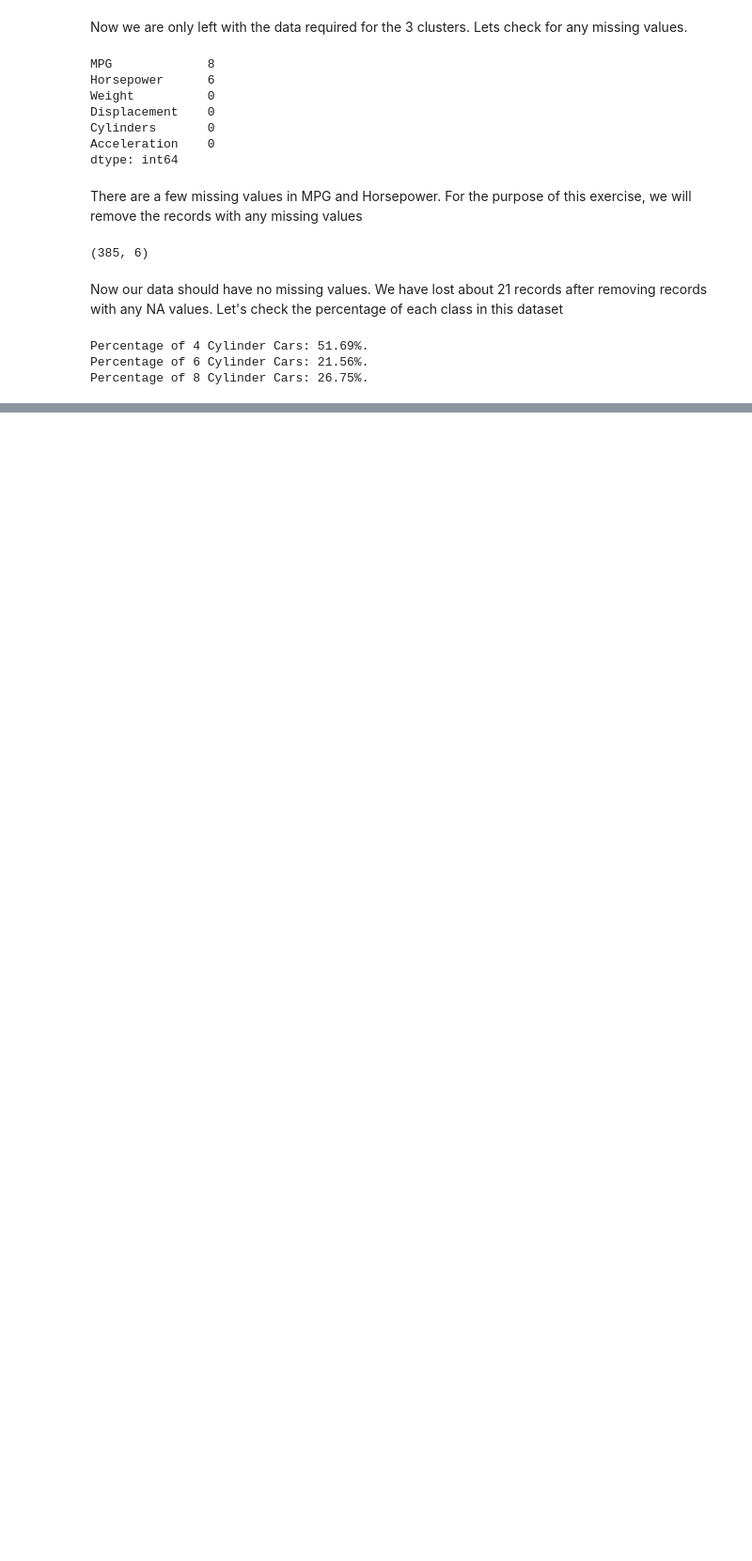
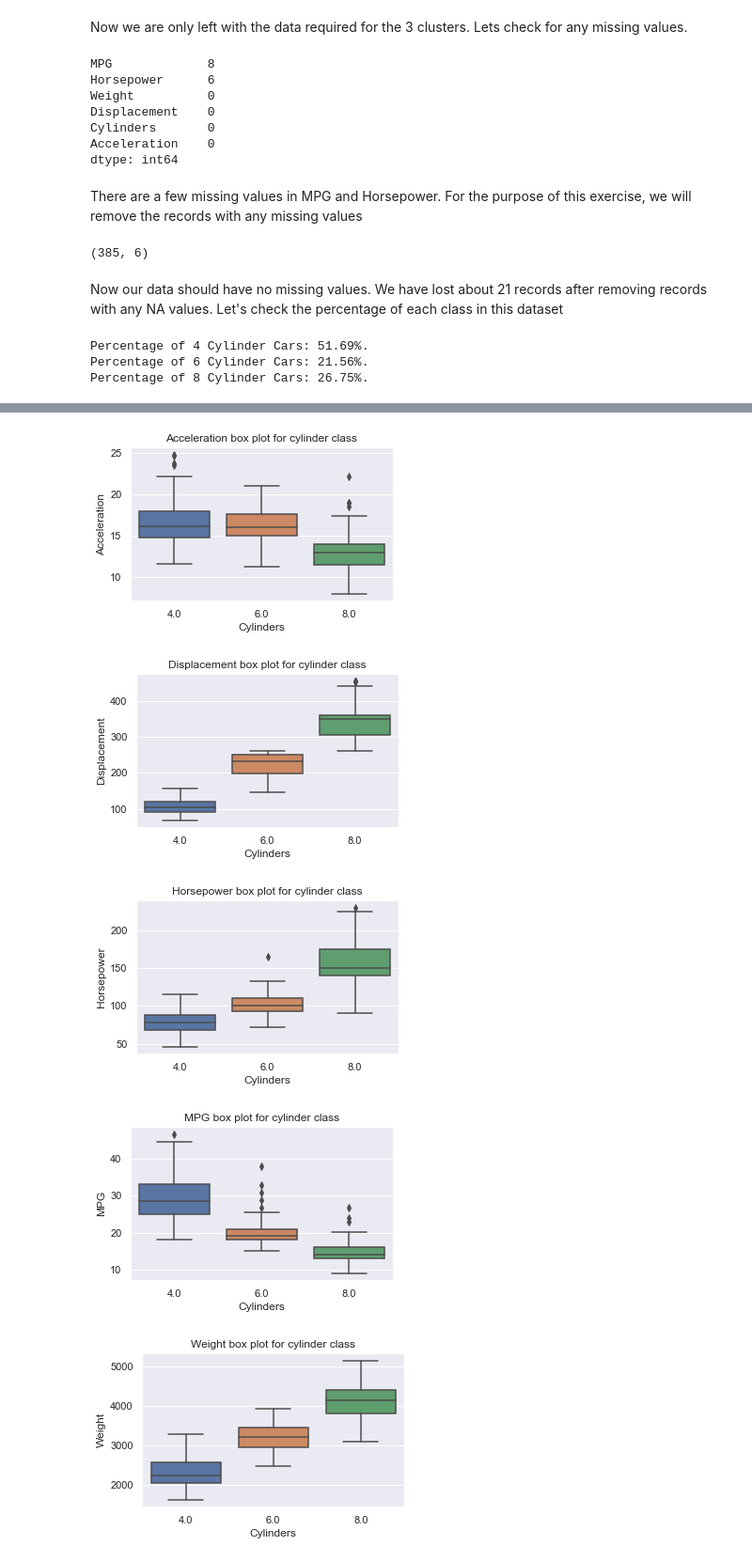
Before and after one commit to shayansoh/Distance-Metrics-in-Clustering, a Jupyter notebook: Distance Comparison in Clustering.ipynb, the cells around one changed output, grey strips where cells are left out. Shown at 94% size. Cells and saved outputs as stored; diff of their text form; code cells hidden in the pictures; blank space fills up the shorter version.

```diff
--- a/Distance Comparison in Clustering.ipynb
+++ b/Distance Comparison in Clustering.ipynb
@@ -88,0 +98,12 @@ Percentage of 8 Cylinder Cars: 26.75%.
+# %%
+for i in ["Acceleration","Displacement","Horsepower","MPG","Weight"]:
+    plt.figure(figsize=[5,3])
+    sns.boxplot(x="Cylinders", y=i, data=df)
+    plt.title("{} box plot for cylinder class".format(i))
+    plt.show()
+# %% [output]
+[figure, added]
+[figure, added]
+[figure, added]
+[figure, added]
+[figure, added]
```
Also changed, not shown: parts of 27 cells of this notebook, 1 other file.
